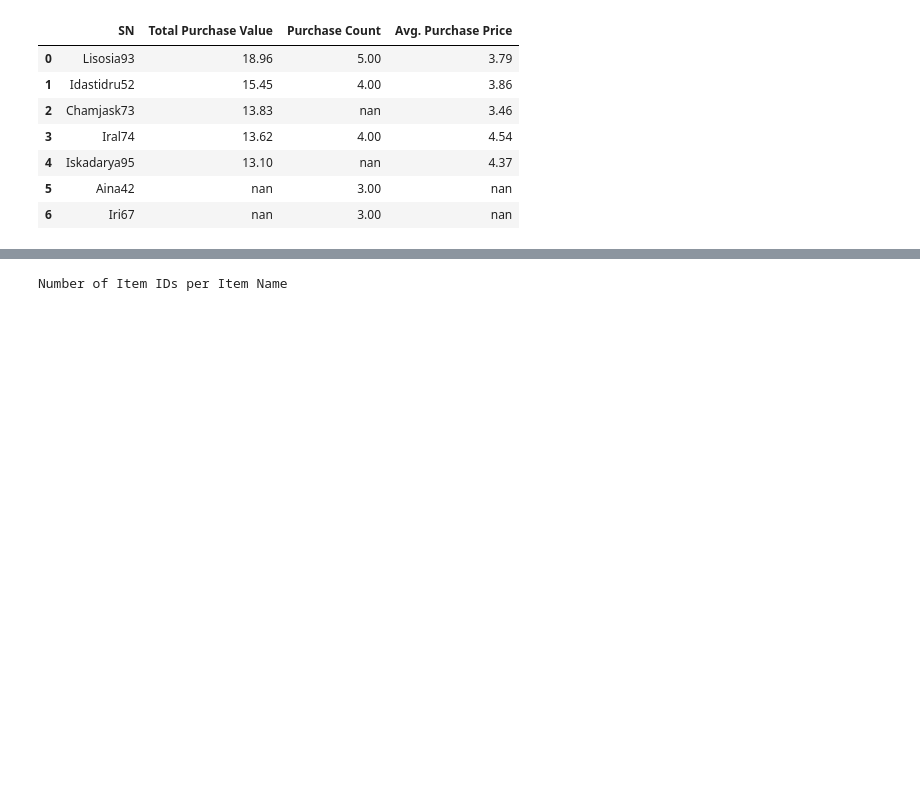
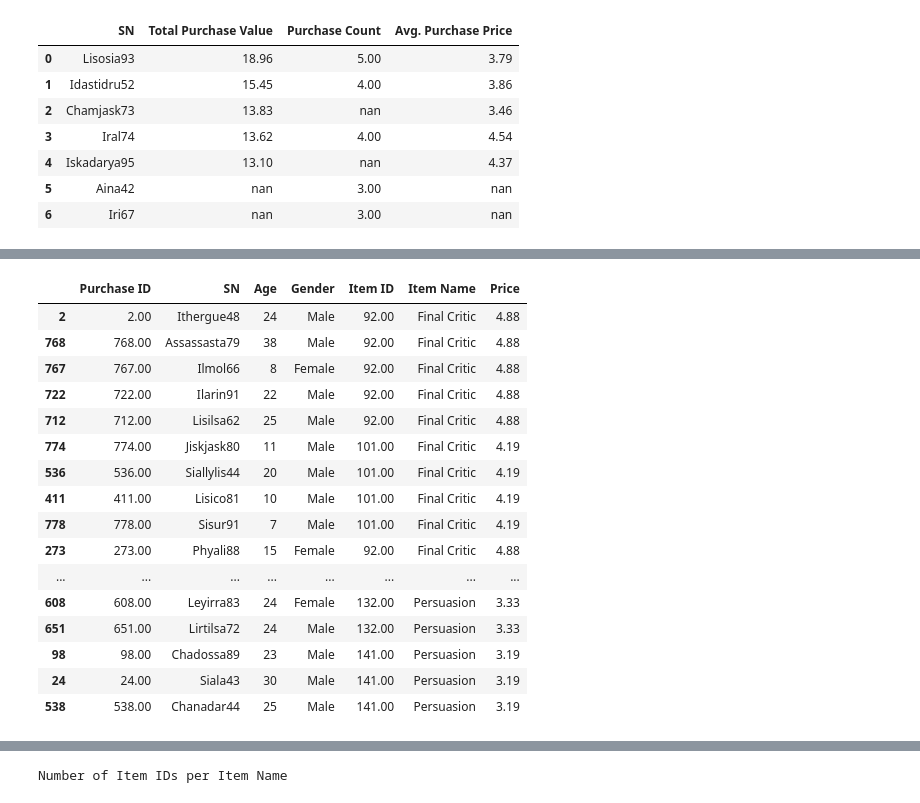
Before and after one commit to JosefinaAureaAmaro/01_Python_Pandas, a Jupyter notebook: Heroes_of_Pymoli.ipynb, the cells around one changed output, grey strips where cells are left out. Saved outputs shown, nothing was run; the diff lists cells and outputs as text; code cells hidden in the pictures; blank space fills up the shorter version.

```diff
--- a/Heroes_of_Pymoli.ipynb
+++ b/Heroes_of_Pymoli.ipynb
@@ -252,0 +312,21 @@ ValueError: Lengths must match to compare
+# %%
+chkid_mostpopular = populargames_df.loc[populargames_df['Item Name'].isin(['Final Critic','Persuasion'])].sort_values(by = "Item Name")
+chkid_mostpopular
+# %% [output]
+|  | Purchase ID | SN | Age | Gender | Item ID | Item Name | Price |
+| 2 | 2.00 | Ithergue48 | 24 | Male | 92.00 | Final Critic | 4.88 |
+| 768 | 768.00 | Assassasta79 | 38 | Male | 92.00 | Final Critic | 4.88 |
+| 767 | 767.00 | Ilmol66 | 8 | Female | 92.00 | Final Critic | 4.88 |
+| 722 | 722.00 | Ilarin91 | 22 | Male | 92.00 | Final Critic | 4.88 |
+| 712 | 712.00 | Lisilsa62 | 25 | Male | 92.00 | Final Critic | 4.88 |
+| 774 | 774.00 | Jiskjask80 | 11 | Male | 101.00 | Final Critic | 4.19 |
+| 536 | 536.00 | Siallylis44 | 20 | Male | 101.00 | Final Critic | 4.19 |
+| 411 | 411.00 | Lisico81 | 10 | Male | 101.00 | Final Critic | 4.19 |
+| 778 | 778.00 | Sisur91 | 7 | Male | 101.00 | Final Critic | 4.19 |
+| 273 | 273.00 | Phyali88 | 15 | Female | 92.00 | Final Critic | 4.88 |
+| ... | ... | ... | ... | ... | ... | ... | ... |
+| 608 | 608.00 | Leyirra83 | 24 | Female | 132.00 | Persuasion | 3.33 |
+| 651 | 651.00 | Lirtilsa72 | 24 | Male | 132.00 | Persuasion | 3.33 |
+| 98 | 98.00 | Chadossa89 | 23 | Male | 141.00 | Persuasion | 3.19 |
+| 24 | 24.00 | Siala43 | 30 | Male | 141.00 | Persuasion | 3.19 |
+| 538 | 538.00 | Chanadar44 | 25 | Male | 141.00 | Persuasion | 3.19 |
```
Also changed, not shown: parts of 9 cells of this notebook.
